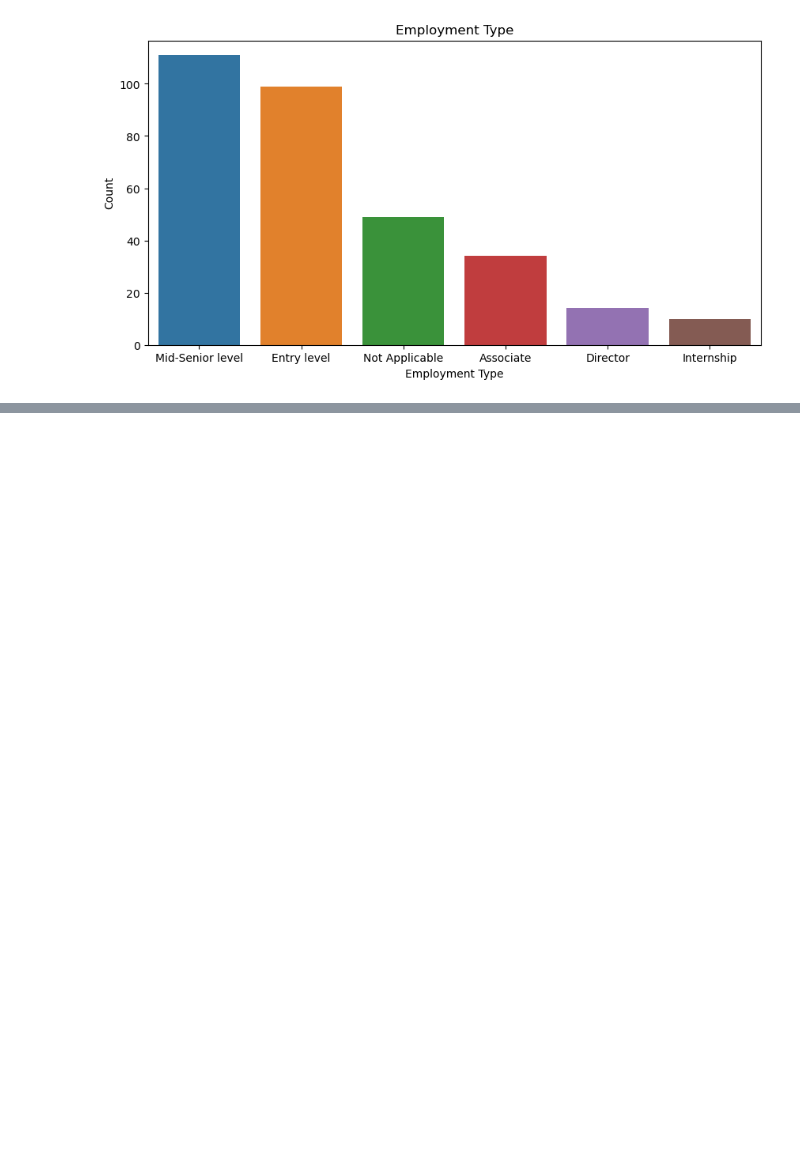
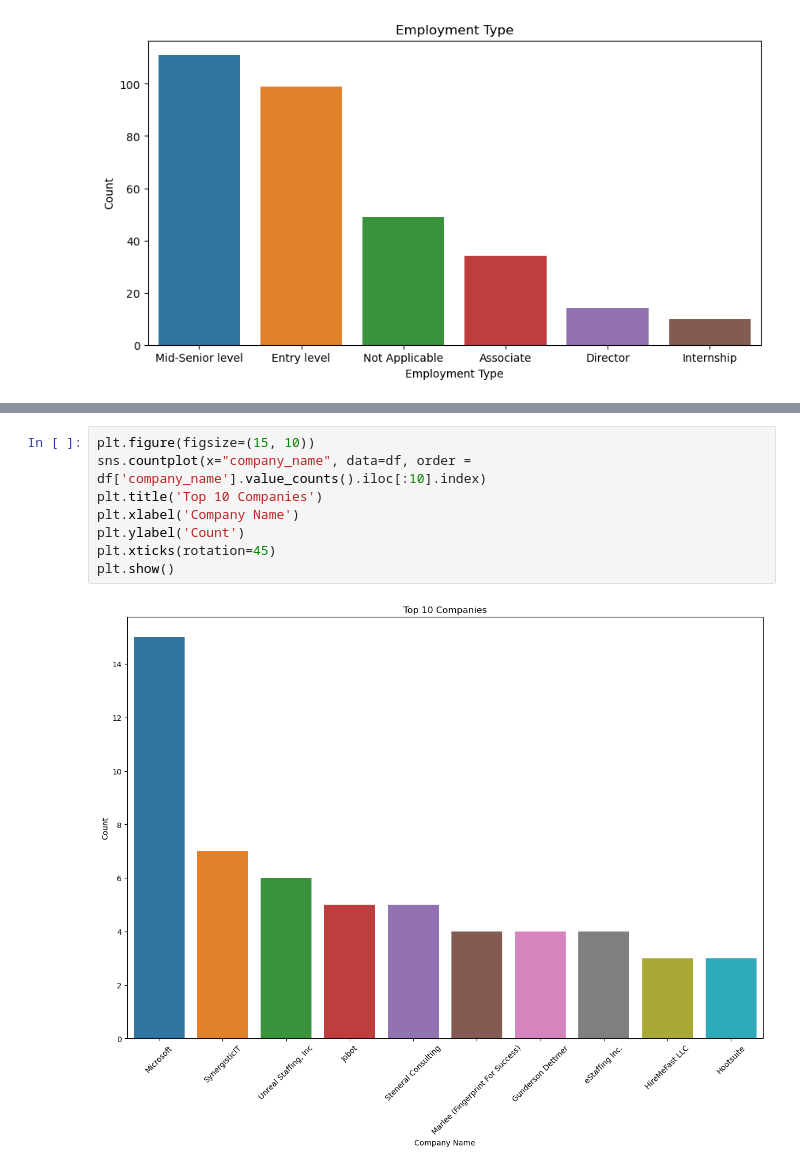
Before and after one commit to Severesix907/Capstone_Project, a Jupyter notebook: Code/EDA.ipynb, the cells around one changed output, grey strips where cells are left out. Cells and saved outputs as stored; diff of their text form; blank space fills up the shorter version.

```diff
--- a/Code/EDA.ipynb
+++ b/Code/EDA.ipynb
@@ -124,0 +123,10 @@ plt.show()
+# %%
+plt.figure(figsize=(15, 10))
+sns.countplot(x="company_name", data=df, order = df['company_name'].value_counts().iloc[:10].index)
+plt.title('Top 10 Companies')
+plt.xlabel('Company Name')
+plt.ylabel('Count')
+plt.xticks(rotation=45)
+plt.show()
+# %% [output]
+[figure, added]
```
Also changed, not shown: parts of 3 cells of this notebook, 1 other file.
